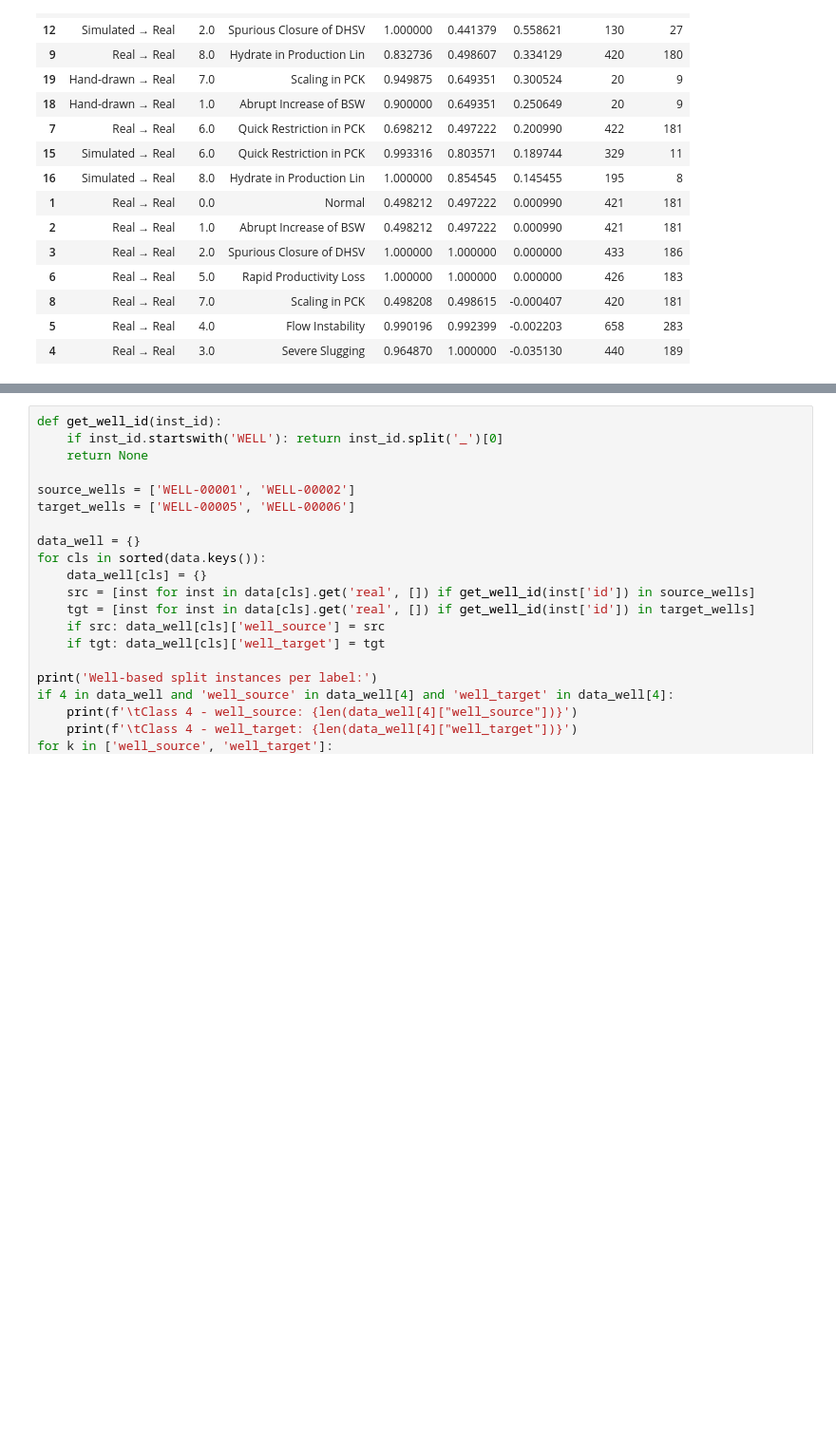
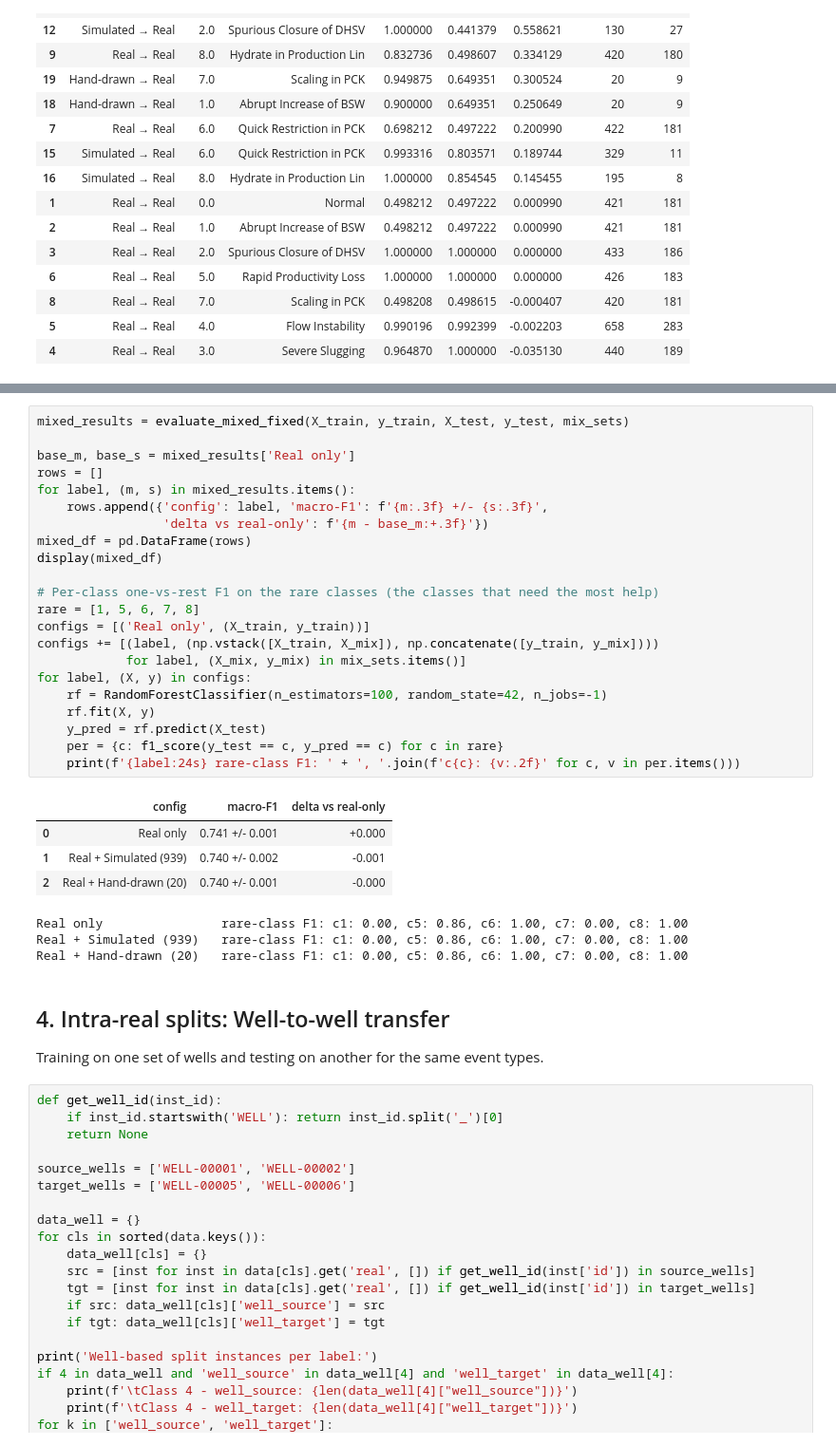
Before and after one commit to lollogiro/ai4i-transfer-learning-synthetic, a Jupyter notebook: stage2-transfer_learning/3w_transfer_learning.ipynb, the cells around one changed output, grey strips where cells are left out. Shown at 95% size. Cells and saved outputs as stored; diff of their text form; blank space fills up the shorter version.

```diff
--- a/stage2-transfer_learning/3w_transfer_learning.ipynb
+++ b/stage2-transfer_learning/3w_transfer_learning.ipynb
@@ -432,3 +399,37 @@ Training on one set of wells and testing on another for the same event types.
+# %%
+mixed_results = evaluate_mixed_fixed(X_train, y_train, X_test, y_test, mix_sets)
+
+base_m, base_s = mixed_results['Real only']
+rows = []
+for label, (m, s) in mixed_results.items():
+    rows.append({'config': label, 'macro-F1': f'{m:.3f} +/- {s:.3f}',
+                 'delta vs real-only': f'{m - base_m:+.3f}'})
+mixed_df = pd.DataFrame(rows)
+display(mixed_df)
+
+# Per-class one-vs-rest F1 on the rare classes (the classes that need the most help)
+rare = [1, 5, 6, 7, 8]
+configs = [('Real only', (X_train, y_train))]
+configs += [(label, (np.vstack([X_train, X_mix]), np.concatenate([y_train, y_mix])))
+            for label, (X_mix, y_mix) in mix_sets.items()]
+for label, (X, y) in configs:
+    rf = RandomForestClassifier(n_estimators=100, random_state=42, n_jobs=-1)
+    rf.fit(X, y)
+    y_pred = rf.predict(X_test)
+    per = {c: f1_score(y_test == c, y_pred == c) for c in rare}
+    print(f'{label:24s} rare-class F1: ' + ', '.join(f'c{c}: {v:.2f}' for c, v in per.items()))
+# %% [output]
+|  | config | macro-F1 | delta vs real-only |
+| 0 | Real only | 0.741 +/- 0.001 | +0.000 |
+| 1 | Real + Simulated (939) | 0.740 +/- 0.002 | -0.001 |
+| 2 | Real + Hand-drawn (20) | 0.740 +/- 0.001 | -0.000 |
+Real only                rare-class F1: c1: 0.00, c5: 0.86, c6: 1.00, c7: 0.00, c8: 1.00
+Real + Simulated (939)   rare-class F1: c1: 0.00, c5: 0.86, c6: 1.00, c7: 0.00, c8: 1.00
+Real + Hand-drawn (20)   rare-class F1: c1: 0.00, c5: 0.86, c6: 1.00, c7: 0.00, c8: 1.00
+# %% [markdown]
+## 4. Intra-real splits: Well-to-well transfer
+
+Training on one set of wells and testing on another for the same event types.
 # %%
 def get_well_id(inst_id):
     if inst_id.startswith('WELL'): return inst_id.split('_')[0]
```
Also changed, not shown: parts of 18 cells of this notebook, 3 other files.
